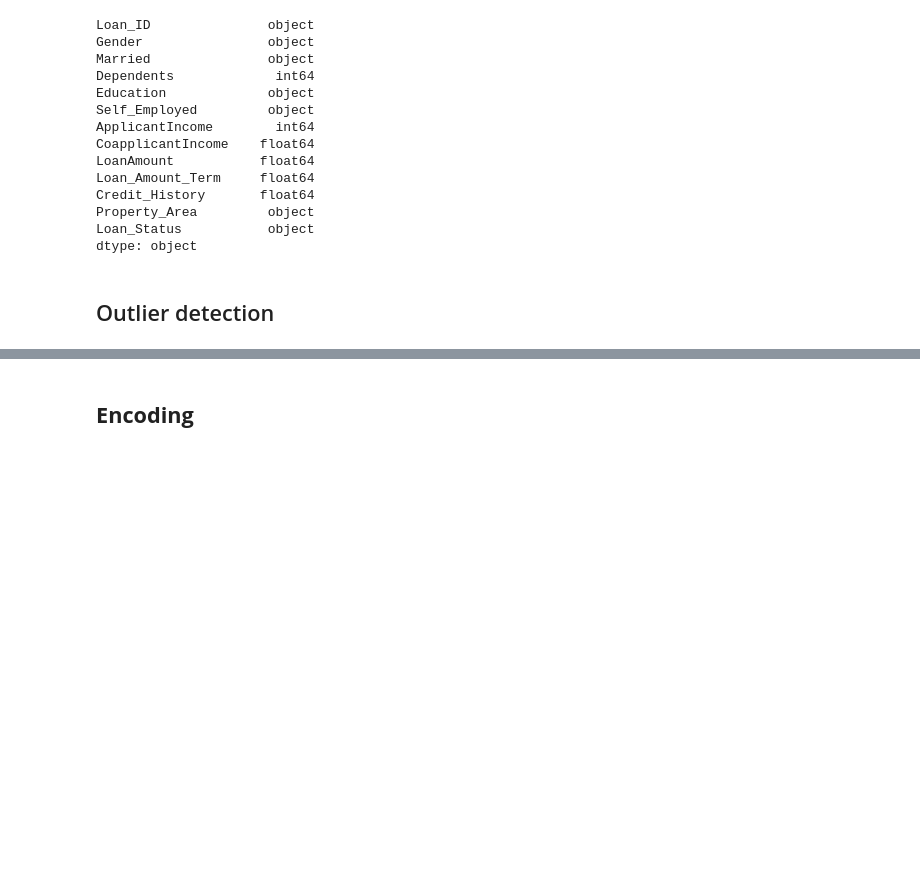
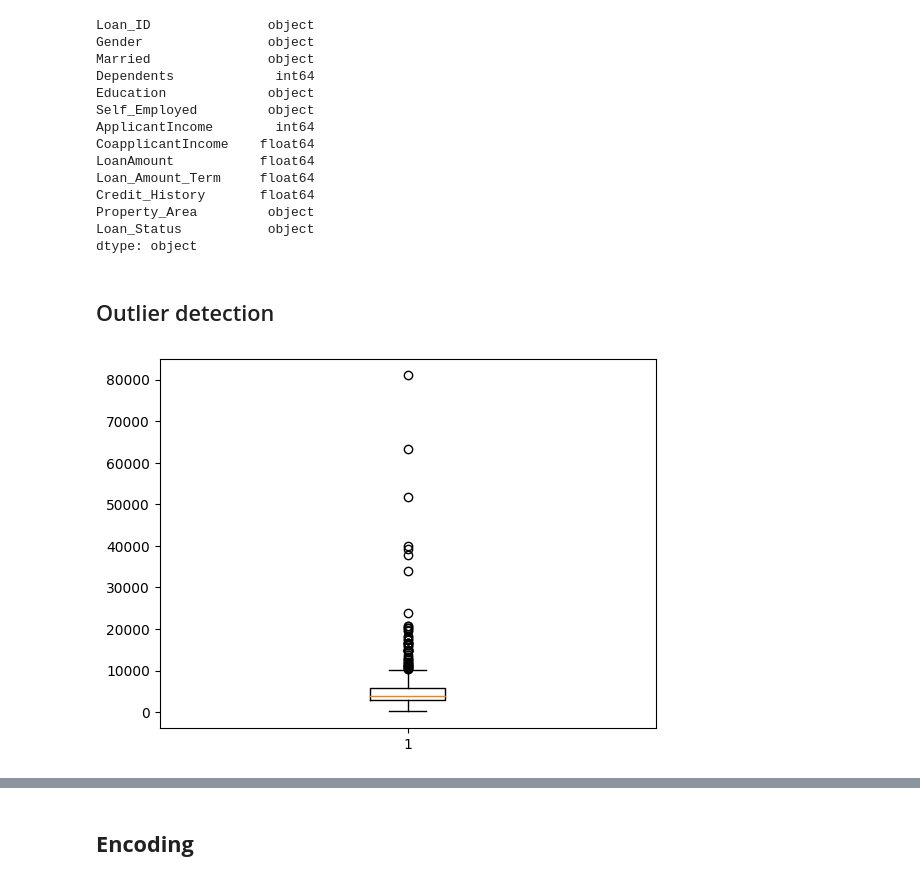
Before and after one commit to mmnithin/AI_ML_ICT, a Jupyter notebook: ICT_Assignments-preprocessing-1.ipynb, the cells around one changed output, grey strips where cells are left out. Cells and saved outputs as stored; diff of their text form; code cells hidden in the pictures; blank space fills up the shorter version.

```diff
--- a/ICT_Assignments-1.ipynb
+++ b/ICT_Assignments-preprocessing-1.ipynb
@@ -240,0 +241,6 @@ dtype: object
+# %%
+# boxplot Graph for ApplicantIncome, CoapplicantIncome, LoanAmount
+plt.boxplot(loan_dataset.ApplicantIncome)
+plt.show()
+# %% [output]
+[figure, added]
```
Also changed, not shown: parts of 8 cells of this notebook.
